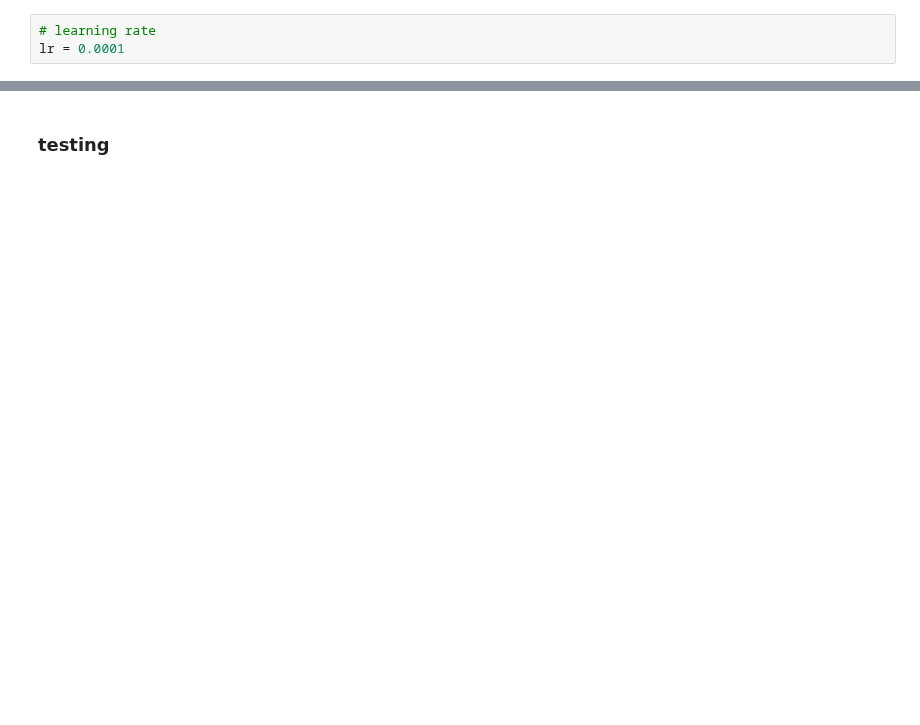
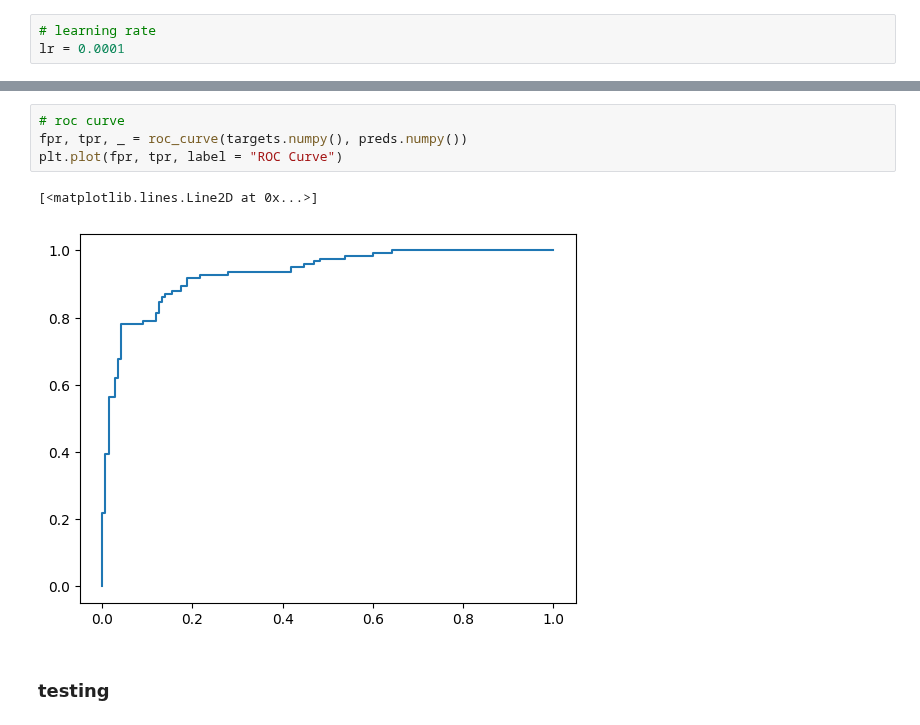
Before and after one commit to LeoMaskell/python-AIs, a Jupyter notebook: heartAttackPred/ai3.ipynb, the cells around one changed output, grey strips where cells are left out. Drawn from its saved outputs; the diff is of its cells as text; blank space fills up the shorter version.

Commit message:
modified:   heartAttackPred/ai3.ipynb     message: working very well with ai3.ipynb

```diff
--- a/heartAttackPred/ai3.ipynb
+++ b/heartAttackPred/ai3.ipynb
@@ -225,2 +240,9 @@ Training Accuracy: 22.85%
+# %%
+# roc curve
+fpr, tpr, _ = roc_curve(targets.numpy(), preds.numpy())
+plt.plot(fpr, tpr, label = "ROC Curve")
+# %% [output]
+[<matplotlib.lines.Line2D at 0x...>]
+[figure, added]
 # %% [markdown]
 ### testing
```
Also changed, not shown: parts of 9 cells of this notebook.
